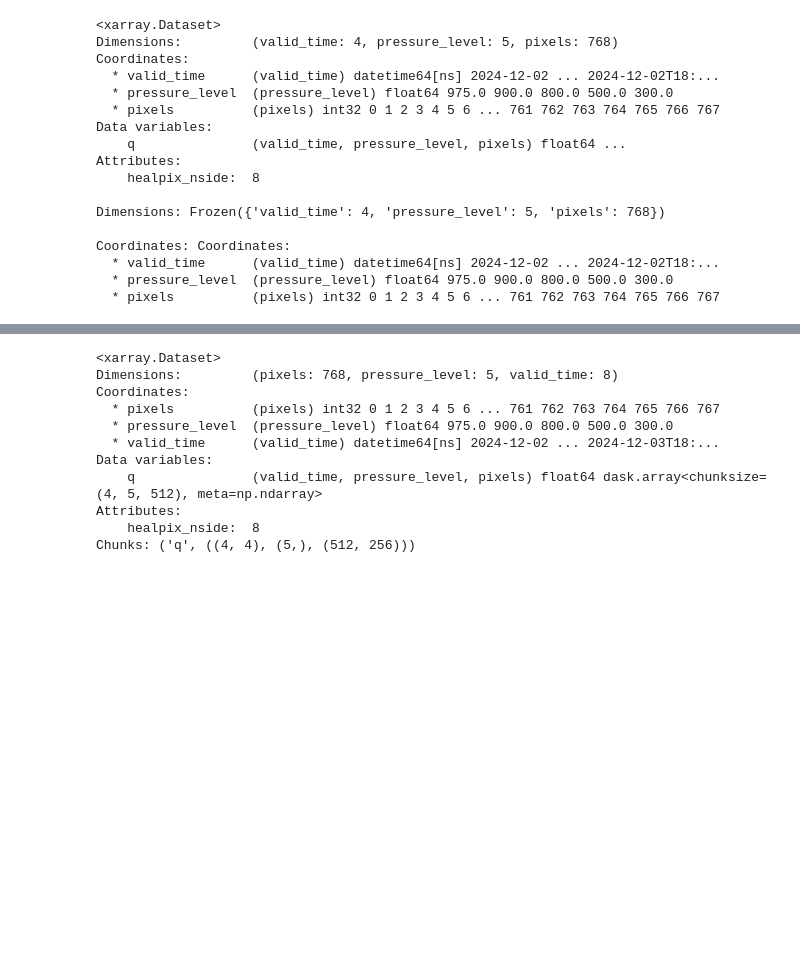
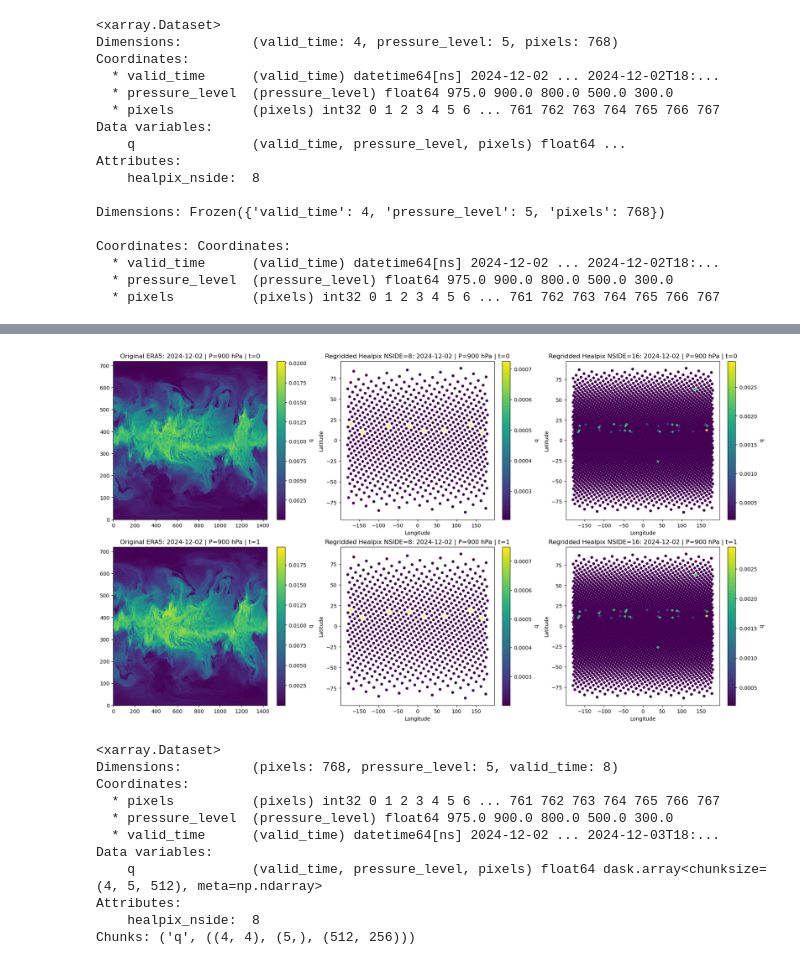
Before and after one commit to Hornston3/earth-system-data-processing, a Jupyter notebook: data_access/homework02/esdp1_homework2 .ipynb, the cells around one changed output, grey strips where cells are left out. Saved outputs shown, nothing was run; the diff lists cells and outputs as text; code cells hidden in the pictures; blank space fills up the shorter version.

```diff
--- a/data_access/homework02/esdp1_homework2 .ipynb
+++ b/data_access/homework02/esdp1_homework2 .ipynb
@@ -599,0 +586,18 @@ def run_daily_era5_interpolation_workflow_zarr(
+# %%
+# Configuration dictionary to adjust the plotting
+# You can change the date, two time steps, and the variables you want to plot
+PLOT_CONFIG = {
+    "date": "2024-12-02",
+    "times": {"time_indices": [0, 1]},
+    "variable": {
+        "name": "q",
+        "pressure_level": 900  # hPa
+    },
+    "healpix": {
+        "nsides": [8, 16]
+    },
+    "paths": { # if you use other directories pass them over here
+        "zarr_root": "processed_data_zarr",
+        "original_root": "processed_data"
+    }
+}
@@ -635,3 +722,14 @@ Start workflow for individual day: 2024-12-02
+# %%
+plot_original_and_regridded_final(
+    day=date.fromisoformat(PLOT_CONFIG["date"]),
+    pressure_level=PLOT_CONFIG["variable"]["pressure_level"],
+    time_indices=PLOT_CONFIG["times"]["time_indices"],
+    nside_list=PLOT_CONFIG["healpix"]["nsides"],
+    zarr_root=Path(PLOT_CONFIG["paths"]["zarr_root"]),
+    orig_root=Path(PLOT_CONFIG["paths"]["original_root"]),
+)
+# %% [output]
+[figure, added]
 # %%
 ds = xr.open_zarr(r"C:\Users\Nils\earth-system-data-processing\data_access\homework02\processed_data_zarr\healpix_n8.zarr")
 print(ds)
```
Also changed, not shown: parts of 8 cells of this notebook.
